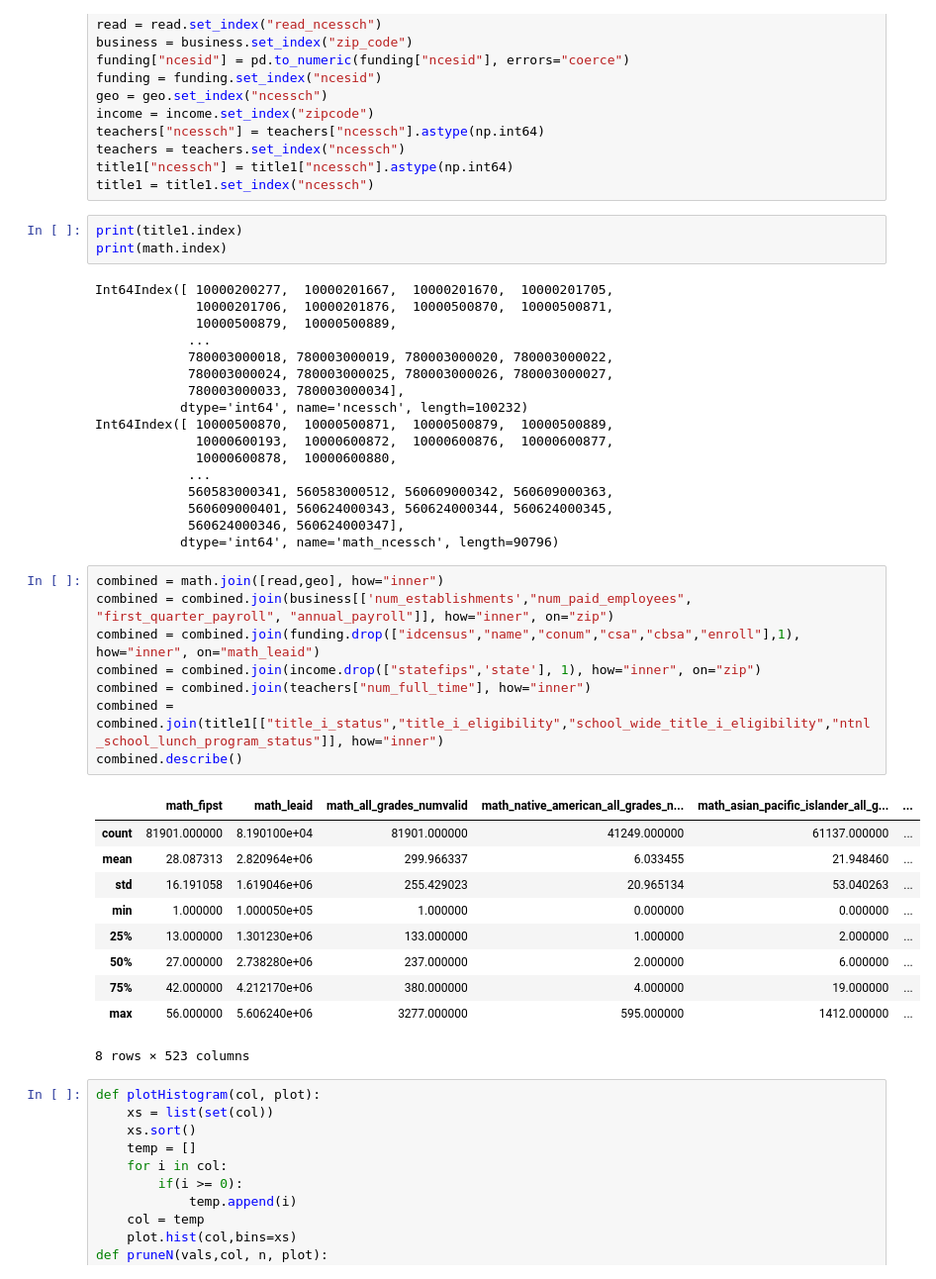
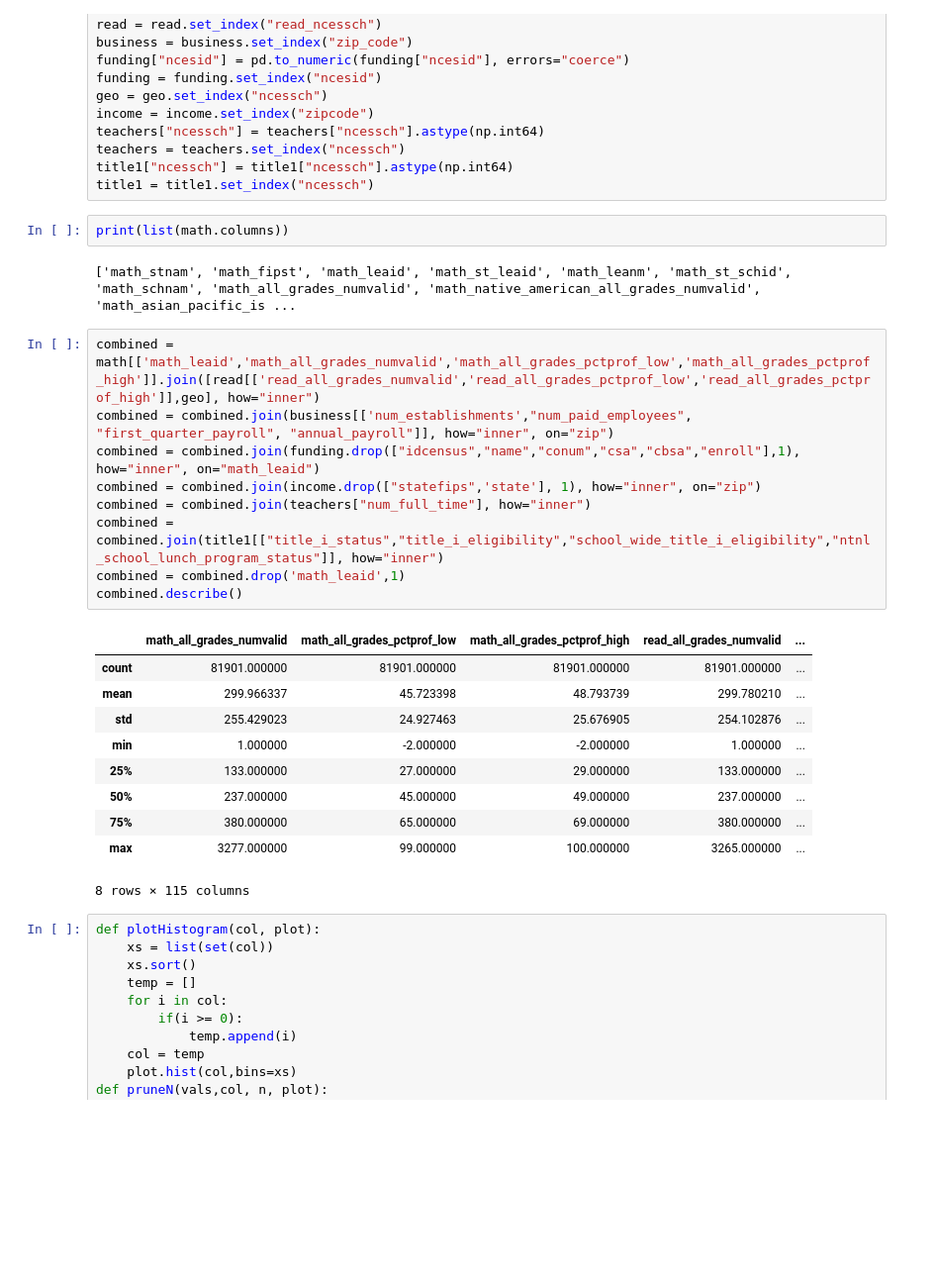
Before and after one commit to mrblithe-widener/Senior-Project-2018-2019, a Jupyter notebook: Models/Visualization.ipynb, the cells around one changed output. Shown at 99% size. Saved outputs shown, nothing was run; the diff lists cells and outputs as text; blank space fills up the shorter version.

```diff
--- a/Models/Visualization.ipynb
+++ b/Models/Visualization.ipynb
@@ -25,45 +25,30 @@ teachers["ncessch"] = teachers["ncessch"].astype(np.int64)
 teachers = teachers.set_index("ncessch")
 title1["ncessch"] = title1["ncessch"].astype(np.int64)
 title1 = title1.set_index("ncessch")
-# %%
-print(title1.index)
-print(math.index)
-# %% [output]
-Int64Index([ 10000200277,  10000201667,  10000201670,  10000201705,
-             10000201706,  10000201876,  10000500870,  10000500871,
-             10000500879,  10000500889,
-            ...
-            780003000018, 780003000019, 780003000020, 780003000022,
-            780003000024, 780003000025, 780003000026, 780003000027,
-            780003000033, 780003000034],
-           dtype='int64', name='ncessch', length=100232)
-Int64Index([ 10000500870,  10000500871,  10000500879,  10000500889,
-             10000600193,  10000600872,  10000600876,  10000600877,
-             10000600878,  10000600880,
-            ...
-            560583000341, 560583000512, 560609000342, 560609000363,
-            560609000401, 560624000343, 560624000344, 560624000345,
-            560624000346, 560624000347],
-           dtype='int64', name='math_ncessch', length=90796)
+# %%
+print(list(math.columns))
+# %% [output]
+['math_stnam', 'math_fipst', 'math_leaid', 'math_st_leaid', 'math_leanm', 'math_st_schid', 'math_schnam', 'math_all_grades_numvalid', 'math_native_american_all_grades_numvalid', 'math_asian_pacific_is ...
 # %%
-combined = math.join([read,geo], how="inner")
+combined = math[['math_leaid','math_all_grades_numvalid','math_all_grades_pctprof_low','math_all_grades_pctprof_high']].join([read[['read_all_grades_numvalid','read_all_grades_pctprof_low','read_all_grades_pctprof_high']],geo], how="inner")
 combined = combined.join(business[['num_establishments',"num_paid_employees", "first_quarter_payroll", "annual_payroll"]], how="inner", on="zip")
 combined = combined.join(funding.drop(["idcensus","name","conum","csa","cbsa","enroll"],1), how="inner", on="math_leaid")
 combined = combined.join(income.drop(["statefips",'state'], 1), how="inner", on="zip")
 combined = combined.join(teachers["num_full_time"], how="inner")
 combined = combined.join(title1[["title_i_status","title_i_eligibility","school_wide_title_i_eligibility","ntnl_school_lunch_program_status"]], how="inner")
+combined = combined.drop('math_leaid',1)
 combined.describe()
 # %% [output]
-|  | math_fipst | math_leaid | math_all_grades_numvalid | math_native_american_all_grades_n... | math_asian_pacific_islander_all_g... | ... |
-| count | 81901.000000 | 8.190100e+04 | 81901.000000 | 41249.000000 | 61137.000000 | ... |
-| mean | 28.087313 | 2.820964e+06 | 299.966337 | 6.033455 | 21.948460 | ... |
-| std | 16.191058 | 1.619046e+06 | 255.429023 | 20.965134 | 53.040263 | ... |
-| min | 1.000000 | 1.000050e+05 | 1.000000 | 0.000000 | 0.000000 | ... |
-| 25% | 13.000000 | 1.301230e+06 | 133.000000 | 1.000000 | 2.000000 | ... |
-| 50% | 27.000000 | 2.738280e+06 | 237.000000 | 2.000000 | 6.000000 | ... |
-| 75% | 42.000000 | 4.212170e+06 | 380.000000 | 4.000000 | 19.000000 | ... |
-| max | 56.000000 | 5.606240e+06 | 3277.000000 | 595.000000 | 1412.000000 | ... |
+|  | math_all_grades_numvalid | math_all_grades_pctprof_low | math_all_grades_pctprof_high | read_all_grades_numvalid | ... |
+| count | 81901.000000 | 81901.000000 | 81901.000000 | 81901.000000 | ... |
+| mean | 299.966337 | 45.723398 | 48.793739 | 299.780210 | ... |
+| std | 255.429023 | 24.927463 | 25.676905 | 254.102876 | ... |
+| min | 1.000000 | -2.000000 | -2.000000 | 1.000000 | ... |
+| 25% | 133.000000 | 27.000000 | 29.000000 | 133.000000 | ... |
+| 50% | 237.000000 | 45.000000 | 49.000000 | 237.000000 | ... |
+| 75% | 380.000000 | 65.000000 | 69.000000 | 380.000000 | ... |
+| max | 3277.000000 | 99.000000 | 100.000000 | 3265.000000 | ... |
-8 rows × 523 columns
+8 rows × 115 columns
 # %%
 def plotHistogram(col, plot):
     xs = list(set(col))
```
Also changed, not shown: 1 other file.
